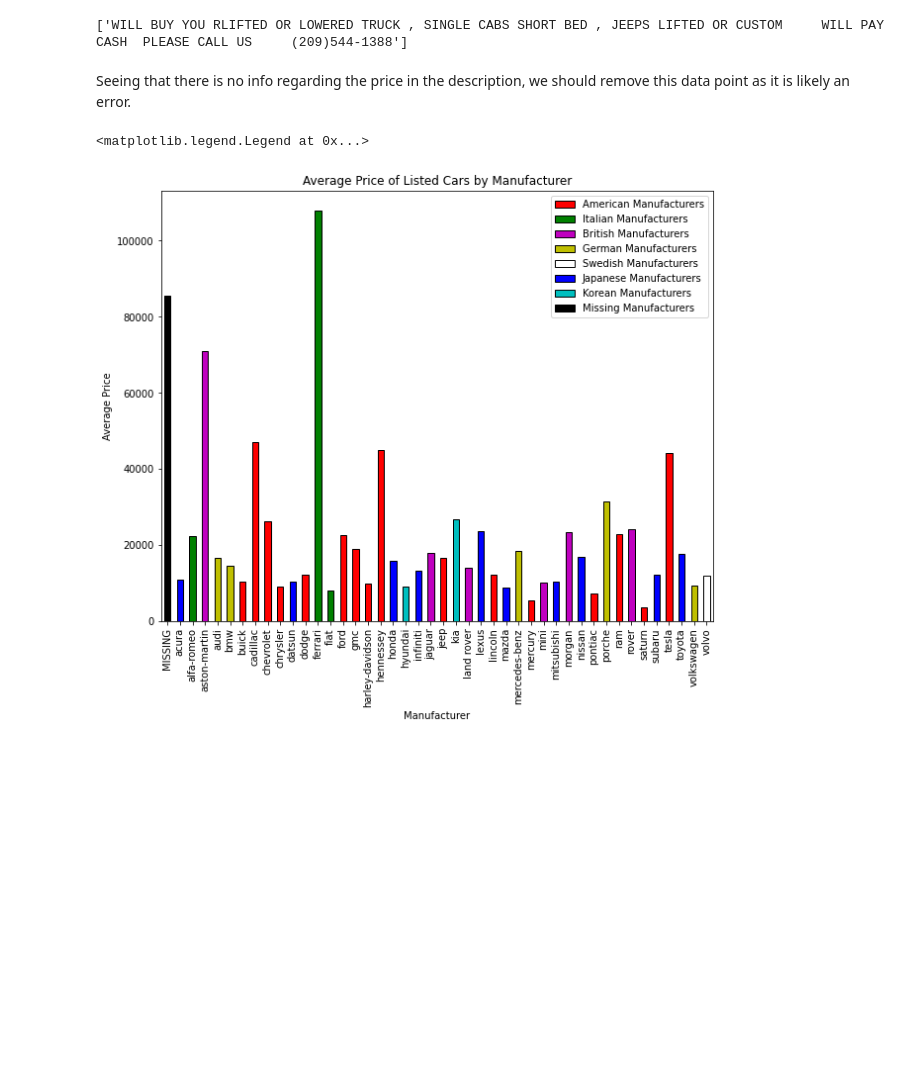
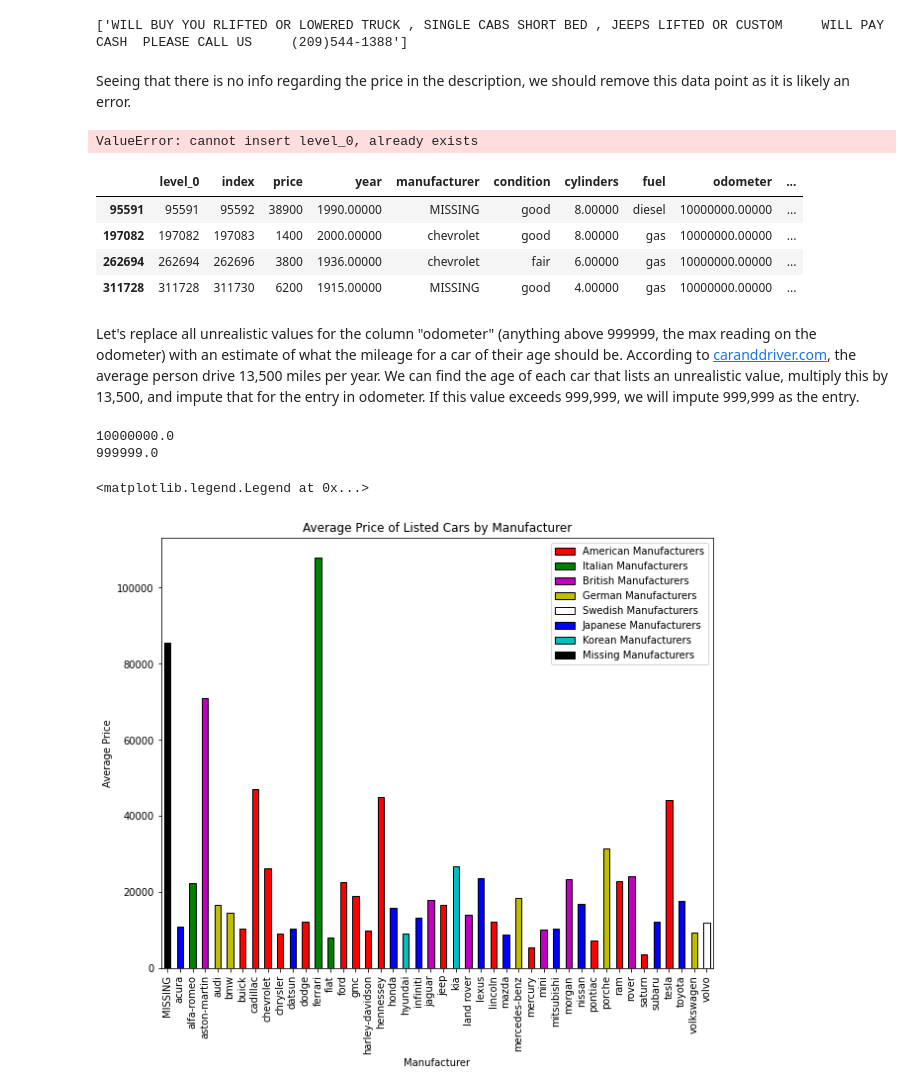
Before and after one commit to matthiasronnau/BANA-212-Final-Project, a Jupyter notebook: BANA-212 Final Project.ipynb, the cells around one changed output. Cells and saved outputs as stored; diff of their text form; code cells hidden in the pictures; blank space fills up the shorter version.

Commit message:
Fix 'Odometer' Column

```diff
--- a/BANA-212 Final Project.ipynb
+++ b/BANA-212 Final Project.ipynb
@@ -156,3 +161,20 @@ list(cars.loc[cars["price"] == 2808348671.00000]["description"])
 Seeing that there is no info regarding the price in the description, we should remove this data point as it is likely an error.
 # %%
 cars.drop(index = 207260, inplace = True)
+# %%
+#After removing the two erroneous rows, reset the index
+cars.reset_index(inplace = True)
+# %% [output]
+ValueError: cannot insert level_0, already exists
+# %%
+#As seen above, the max value for the column "odometer" was 10000000.00. This seems unrealistic. Let's take a look.
+
+cars.loc[cars["odometer"] == 10000000.00000]
+# %% [output]
+|  | level_0 | index | price | year | manufacturer | condition | cylinders | fuel | odometer | ... |
+| 95591 | 95591 | 95592 | 38900 | 1990.00000 | MISSING | good | 8.00000 | diesel | 10000000.00000 | ... |
+| 197082 | 197082 | 197083 | 1400 | 2000.00000 | chevrolet | good | 8.00000 | gas | 10000000.00000 | ... |
+| 262694 | 262694 | 262696 | 3800 | 1936.00000 | chevrolet | fair | 6.00000 | gas | 10000000.00000 | ... |
+| 311728 | 311728 | 311730 | 6200 | 1915.00000 | MISSING | good | 4.00000 | gas | 10000000.00000 | ... |
+# %% [markdown]
+Let's replace all unrealistic values for the column "odometer" (anything above 999999, the max reading on the odometer) with an estimate of what the mileage for a car of their age should be. According to [caranddriver.com](https://www.caranddriver.com/research/a32880477/average-mileage-per-year/), the average person drive 13,500 miles per year. We can find the age of each car that lists an unrealistic value, multiply this by 13,500, and impute that for the entry in odometer. If this value exceeds 999,999, we will impute 999,999 as the entry.
@@ -159,3 +187,9 @@ cars.drop(index = 207260, inplace = True)
+# %%
+print(max_odometer_before_imputation)
+print(max_odometer_after_imputation)
+# %% [output]
+10000000.0
+999999.0
 # %%
 cars["manufacturer"].fillna("MISSING", inplace = True)
 # %%
```
Also changed, not shown: parts of 6 cells of this notebook.
